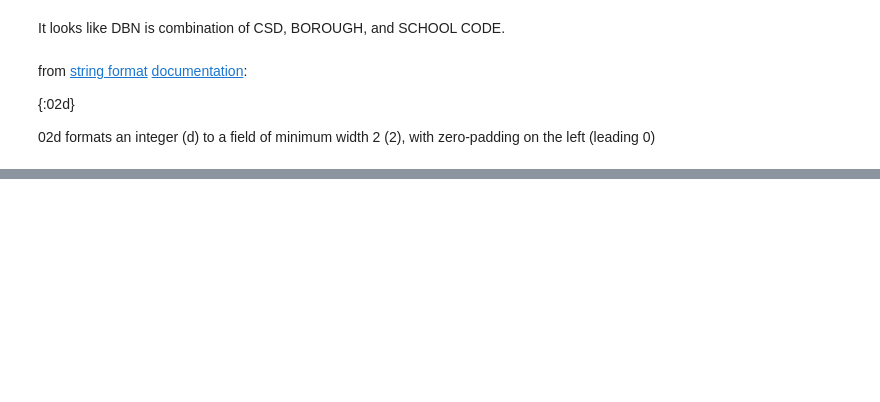
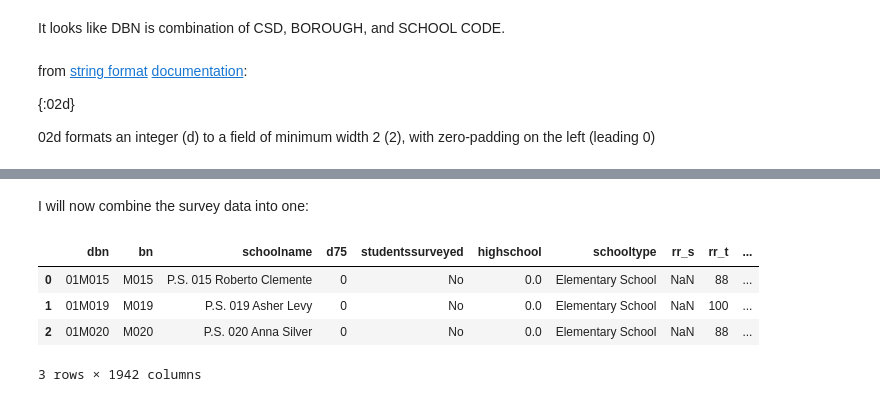
Before and after one commit to PukkaPad/data-storytelling-SAT-NewYork, a Jupyter notebook: DataStorytelling-SAT-NewYork.ipynb, the cells around one changed output, grey strips where cells are left out. Saved outputs shown, nothing was run; the diff lists cells and outputs as text; code cells hidden in the pictures; blank space fills up the shorter version.

```diff
--- a/DataStorytelling-SAT-NewYork.ipynb
+++ b/DataStorytelling-SAT-NewYork.ipynb
@@ -95,3 +97,5 @@ data["Class_size"].head(3)
 | 0 | 1 | M | M015 | P.S. 015 Roberto Clemente | 0K | GEN ED | - | ... |
 | 1 | 1 | M | M015 | P.S. 015 Roberto Clemente | 0K | CTT | - | ... |
 | 2 | 1 | M | M015 | P.S. 015 Roberto Clemente | 01 | GEN ED | - | ... |
+# %% [markdown]
+I will now combine the survey data into one:
@@ -97,0 +105,8 @@ data["Class_size"].head(3)
+# %%
+survey1.head(3)
+# %% [output]
+|  | dbn | bn | schoolname | d75 | studentssurveyed | highschool | schooltype | rr_s | rr_t | ... |
+| 0 | 01M015 | M015 | P.S. 015 Roberto Clemente | 0 | No | 0.0 | Elementary School | NaN | 88 | ... |
+| 1 | 01M019 | M019 | P.S. 019 Asher Levy | 0 | No | 0.0 | Elementary School | NaN | 100 | ... |
+| 2 | 01M020 | M020 | P.S. 020 Anna Silver | 0 | No | 0.0 | Elementary School | NaN | 88 | ... |
+3 rows × 1942 columns
```
Also changed, not shown: parts of 9 cells of this notebook, 1 other file.
